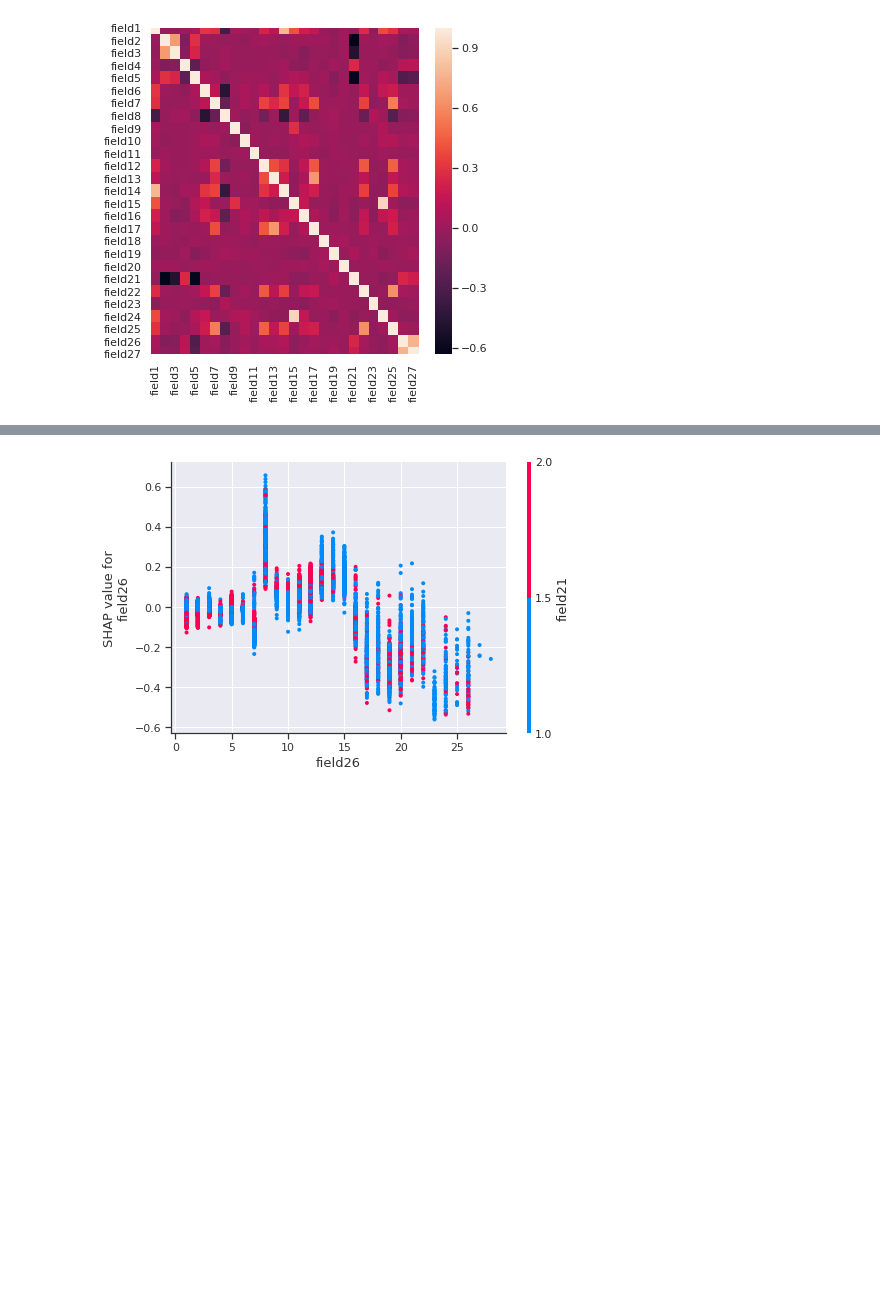
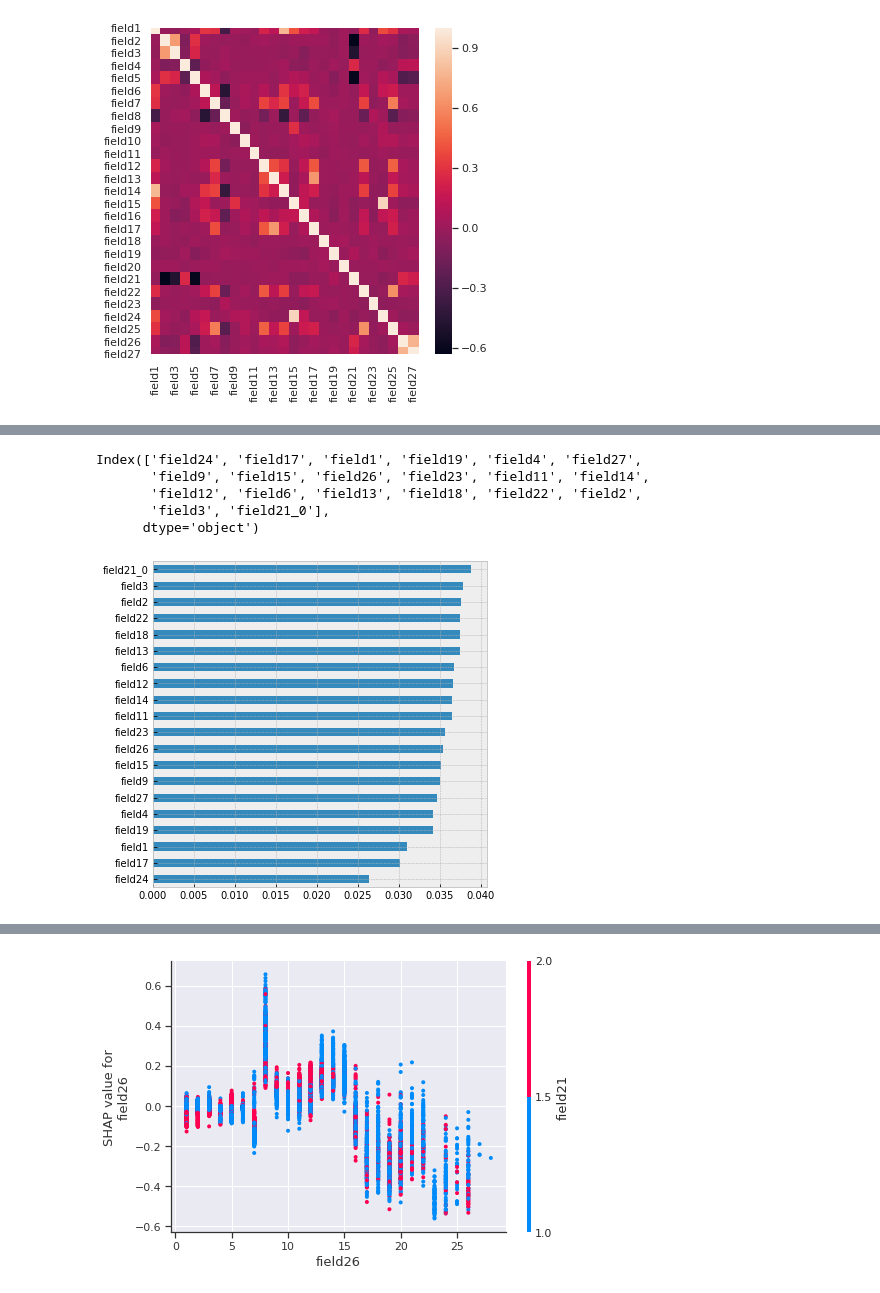
Before and after one commit to andygoosh/OneTwoTrip-Contest, a Jupyter notebook: workinprogress.ipynb, the cells around one changed output, grey strips where cells are left out. Drawn from its saved outputs; the diff is of its cells as text; code cells hidden in the pictures; blank space fills up the shorter version.

```diff
--- a/workinprogress.ipynb
+++ b/workinprogress.ipynb
@@ -283,3 +319,14 @@ plt.hist(X['field6'], bins=100);
+# %%
+feat_importances = pd.Series(model.feature_importances_, index=X.columns)
+feat_importances.nsmallest(20).plot(kind='barh')
+print(feat_importances.nsmallest(20).index)
+# %% [output]
+Index(['field24', 'field17', 'field1', 'field19', 'field4', 'field27',
+       'field9', 'field15', 'field26', 'field23', 'field11', 'field14',
+       'field12', 'field6', 'field13', 'field18', 'field22', 'field2',
+       'field3', 'field21_0'],
+      dtype='object')
+[figure, added]
 # %%
 shap_sum = np.abs(shap_values).mean(axis=0)
 importance_df = pd.DataFrame([X.columns.tolist(), shap_sum.tolist()]).T
```
Also changed, not shown: parts of 15 cells of this notebook.
